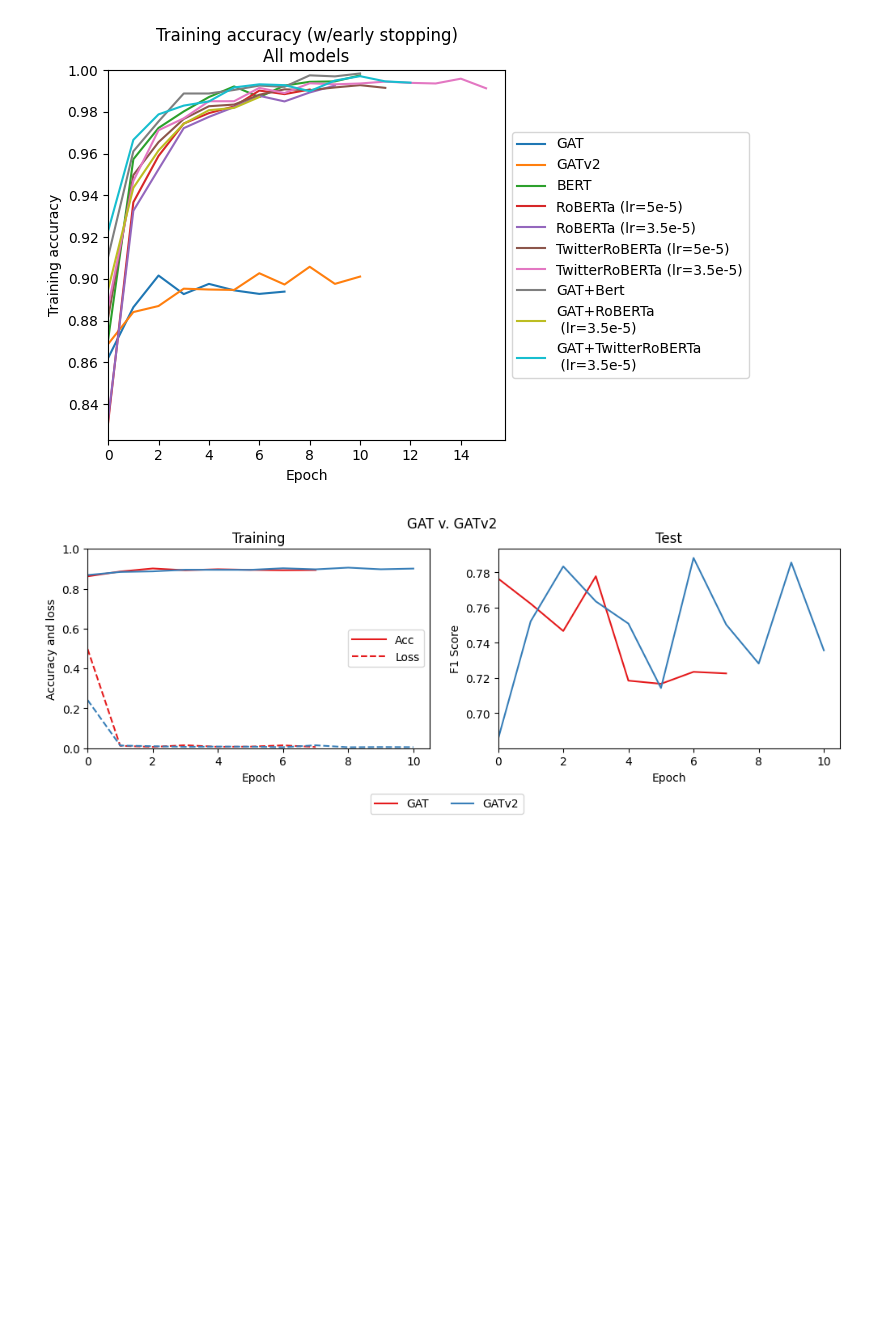
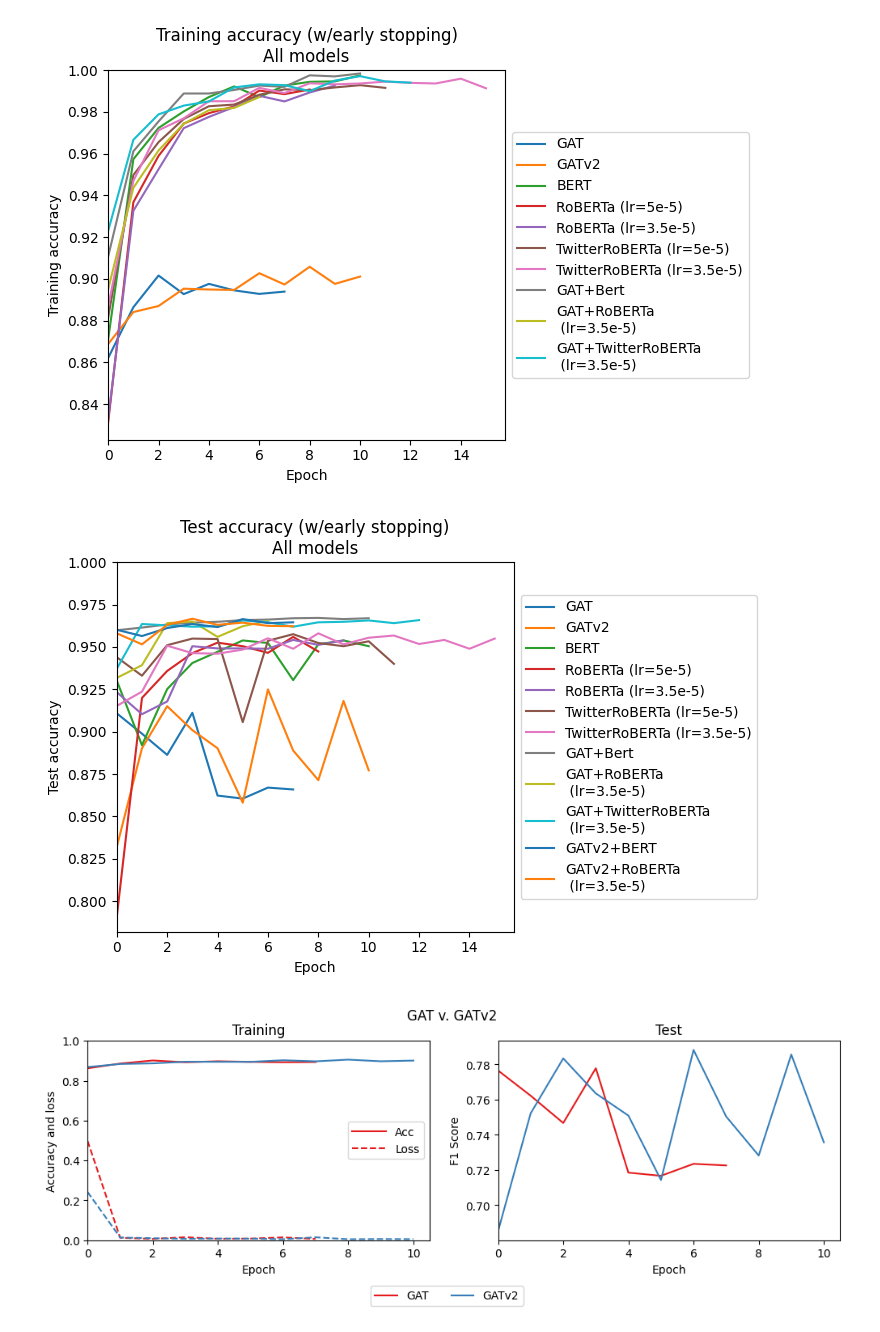
Before and after one commit to guptaviha/GF-OLD, a Jupyter notebook: examples/plots.ipynb, the cells around one changed output. Cells and saved outputs as stored; diff of their text form; code cells hidden in the pictures; blank space fills up the shorter version.

```diff
--- a/examples/plots.ipynb
+++ b/examples/plots.ipynb
@@ -122,6 +122,29 @@ plt.savefig("../publish/images/training_acc_all.png", dpi=300)
 plt.show()
 # %% [output]
 [figure]
+# %%
+fig = plt.figure()
+ax = plt.subplot(111)
+
+sample = experiments[0:12]
+
+for idx, experiment in enumerate(sample):
+    d = data_x1[0:12][idx].test_acc
+    ax.plot(d, label=labels[0:12][idx])
+
+box =ax.get_position()
+ax.set_position([box.x0, box.y0, box.width * 0.8, box.height])
+ax.legend(loc='center left', bbox_to_anchor=(1.0, 0.5))
+ax.set_xlabel('Epoch')
+ax.set_xlim(0.0)
+ax.set_ylabel('Test accuracy')
+ax.set_ylim(top=1.0)
+ax.set_title("Test accuracy (w/early stopping)\nAll models")
+
+plt.savefig("../publish/images/test_acc_all.png", dpi=300)
+plt.show()
+# %% [output]
+[figure, added]
 # %%
 fig, (ax1, ax2) = plt.subplots(1,2, figsize=(12,4))
 
```
Also changed, not shown: parts of 4 cells of this notebook, 5 other files.
